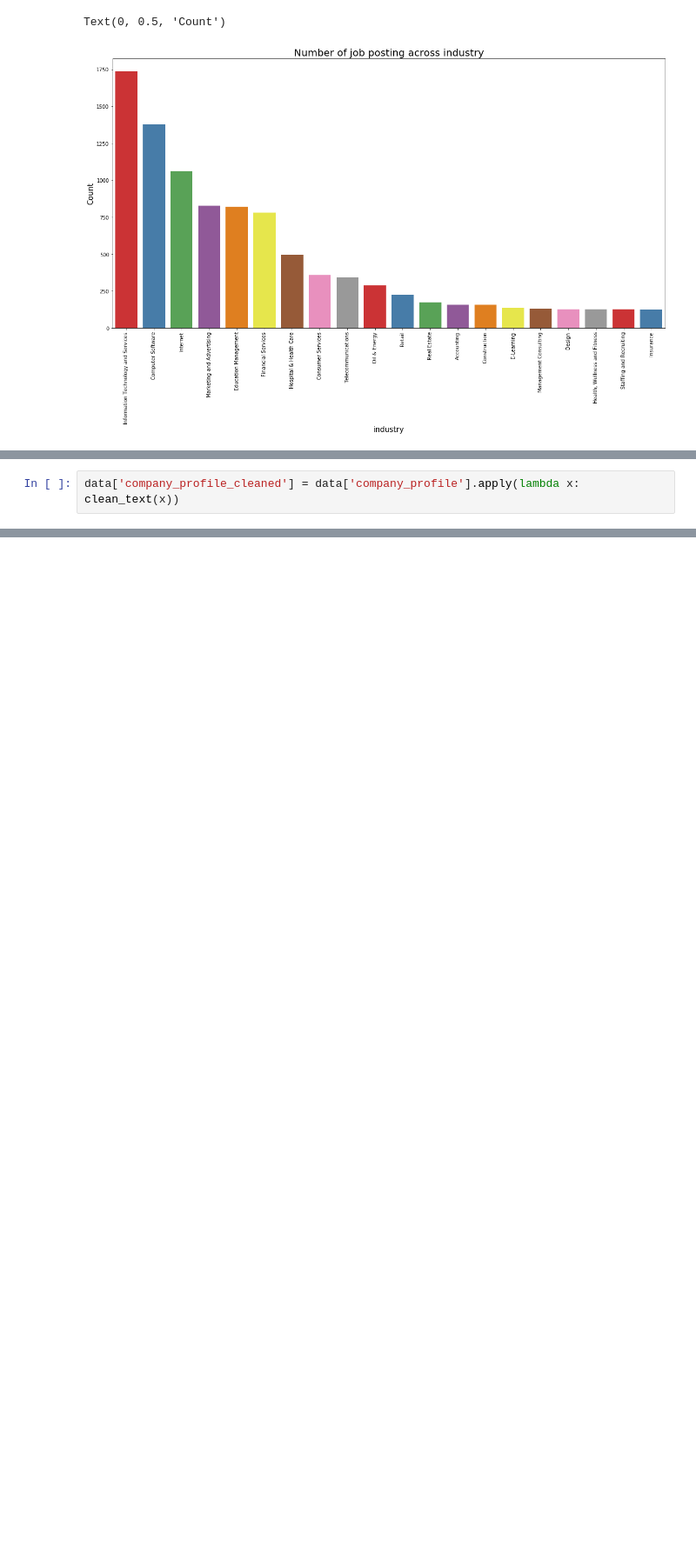
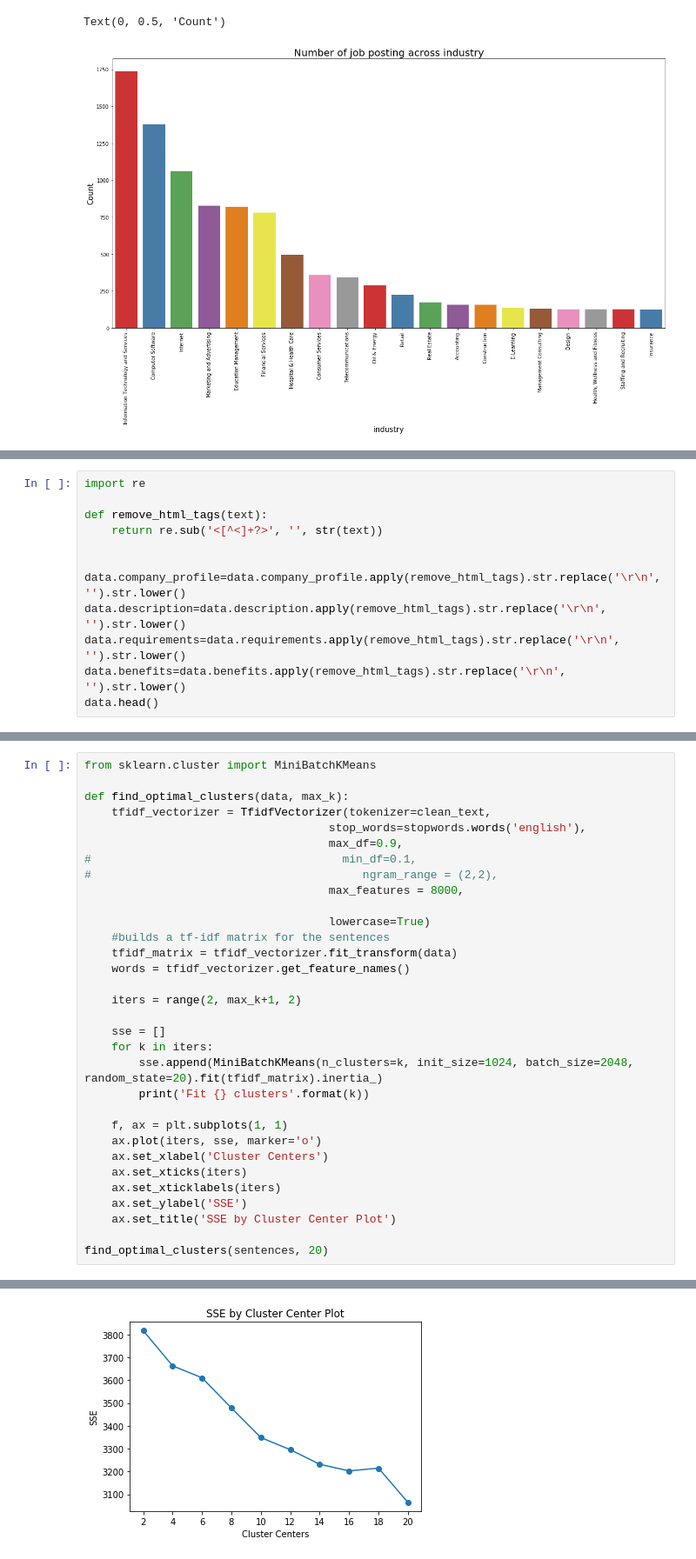
Before and after one commit to Tann10/Recruitment-Scam, a Jupyter notebook: Notebooks/Analysis - Tanaya.ipynb, the cells around one changed output, grey strips where cells are left out. Shown at 87% size. Drawn from its saved outputs; the diff is of its cells as text; blank space fills up the shorter version.

```diff
--- a/Notebooks/Analysis - Tanaya.ipynb
+++ b/Notebooks/Analysis - Tanaya.ipynb
@@ -74,3 +234 @@ def clean_text(text):
     return tokens
-# %%
-data['company_profile_cleaned'] = data['company_profile'].apply(lambda x: clean_text(x))
@@ -110,0 +281,12 @@ data[['company_profile', 'company_profile_cleaned']]
+# %%
+import re
+
+def remove_html_tags(text):
+    return re.sub('<[^<]+?>', '', str(text))
+
+
+data.company_profile=data.company_profile.apply(remove_html_tags).str.replace('\r\n', '').str.lower()
+data.description=data.description.apply(remove_html_tags).str.replace('\r\n', '').str.lower()
+data.requirements=data.requirements.apply(remove_html_tags).str.replace('\r\n', '').str.lower()
+data.benefits=data.benefits.apply(remove_html_tags).str.replace('\r\n', '').str.lower()
+data.head()
@@ -110,0 +391,33 @@ data[['company_profile', 'company_profile_cleaned']]
+# %%
+from sklearn.cluster import MiniBatchKMeans
+
+def find_optimal_clusters(data, max_k):
+    tfidf_vectorizer = TfidfVectorizer(tokenizer=clean_text,
+                                    stop_words=stopwords.words('english'),
+                                    max_df=0.9,
+#                                     min_df=0.1,
+#                                        ngram_range = (2,2),
+                                    max_features = 8000,
+
+                                    lowercase=True)
+    #builds a tf-idf matrix for the sentences
+    tfidf_matrix = tfidf_vectorizer.fit_transform(data)
+    words = tfidf_vectorizer.get_feature_names()
+
+    iters = range(2, max_k+1, 2)
+
+    sse = []
+    for k in iters:
+        sse.append(MiniBatchKMeans(n_clusters=k, init_size=1024, batch_size=2048, random_state=20).fit(tfidf_matrix).inertia_)
+        print('Fit {} clusters'.format(k))
+
+    f, ax = plt.subplots(1, 1)
+    ax.plot(iters, sse, marker='o')
+    ax.set_xlabel('Cluster Centers')
+    ax.set_xticks(iters)
+    ax.set_xticklabels(iters)
+    ax.set_ylabel('SSE')
+    ax.set_title('SSE by Cluster Center Plot')
+
+find_optimal_clusters(sentences, 20)
+# %% [output]
@@ -110,0 +434 @@ data[['company_profile', 'company_profile_cleaned']]
+[figure, added]
```
Also changed, not shown: parts of 38 cells of this notebook.
